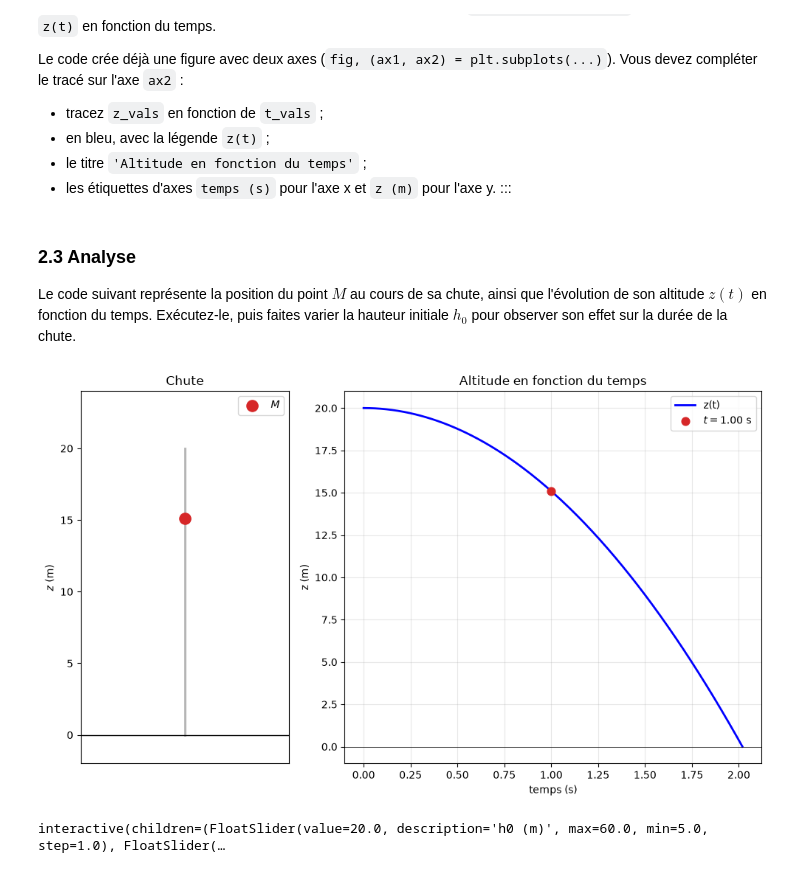
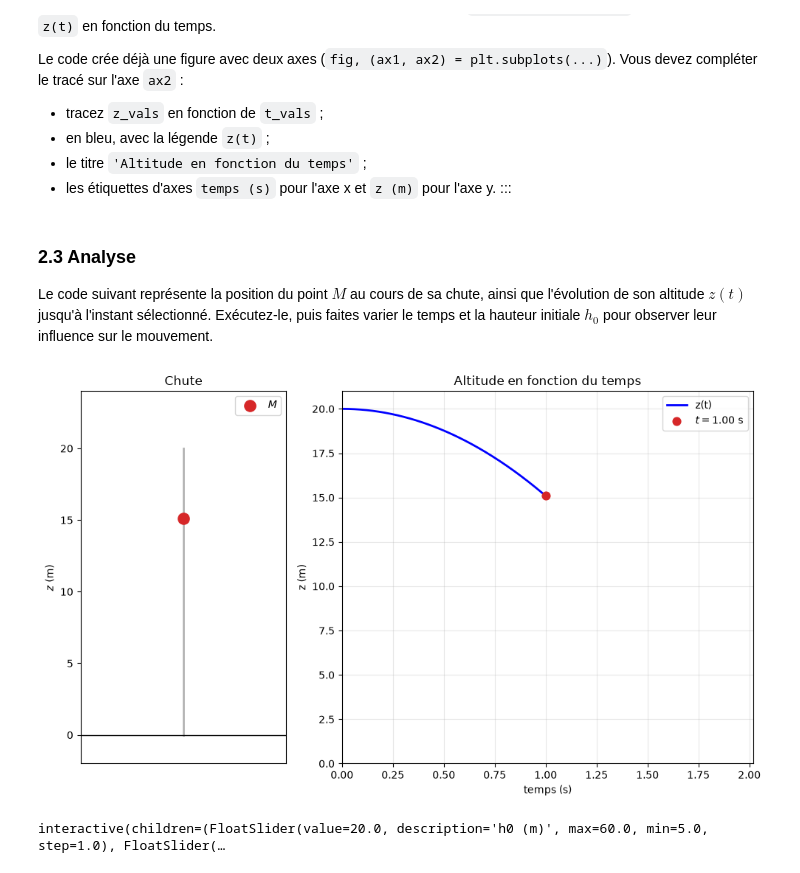
Before and after one commit to ECE-Ecole-Ingenieurs/cours-physique, a Jupyter notebook: notebooks/tp04_chute_libre_frottements_teacher.ipynb, the cells around one changed output. Drawn from its saved outputs; the diff is of its cells as text; code cells hidden in the pictures.

Commit message:
fix(notebooks): limit free-fall trace to current time

```diff
--- a/notebooks/tp04_chute_libre_frottements_teacher.ipynb
+++ b/notebooks/tp04_chute_libre_frottements_teacher.ipynb
@@ -188,9 +188,9 @@ def tracer_trajectoire_z(t_vals, h0):
 ### 2.3 Analyse
 
 Le code suivant représente la position du point $M$ au cours de sa
-chute, ainsi que l'évolution de son altitude $z(t)$ en fonction du
-temps. Exécutez-le, puis faites varier la hauteur initiale $h_0$ pour
-observer son effet sur la durée de la chute.
+chute, ainsi que l'évolution de son altitude $z(t)$ jusqu'à l'instant
+sélectionné. Exécutez-le, puis faites varier le temps et la hauteur
+initiale $h_0$ pour observer leur influence sur le mouvement.
 # %%
 def tracer_chute_libre(h0=20.0, t=1.0):
     """Trace l'altitude z(t) et la position du point M lors d'une chute libre."""
@@ -198,36 +198,38 @@ def tracer_chute_libre(h0=20.0, t=1.0):
     t_chute = np.sqrt(2.0 * h0 / g)
     t_affiche = min(t, t_chute)
 
-    t_vals = np.linspace(0.0, t_chute, 200)
+    t_vals = np.linspace(0.0, t_affiche, 200)
     z_actuel = chute_libre(t_affiche, h0)
 
     fig, ax1, ax2 = tracer_trajectoire_z(t_vals, h0)
 
     # Colonne de chute (schéma)
     ax1.plot([0, 0], [0, h0], color='0.7', linewidth=2)
     ax1.scatter(0, z_actuel, color='tab:red', s=120, zorder=5, label='$M$')
     ax1.axhline(0, color='black', linewidth=1)
     ax1.set_xlim(-1, 1)
     ax1.set_ylim(-2, h0 * 1.1 + 2)
     ax1.set_xticks([])
     ax1.set_ylabel(r'$z$ (m)')
     ax1.set_title('Chute')
     ax1.legend(loc='upper right')
 
-    # Point actuel sur la courbe z(t)
+    # Courbe z(t) jusqu'à l'instant actuel, avec des limites fixes
     ax2.scatter(t_affiche, z_actuel, color='tab:red', s=60, zorder=5,
                 label=rf'$t={t_affiche:.2f}$ s')
     ax2.axhline(0, color='black', linewidth=0.5)
+    ax2.set_xlim(0, t_chute)
+    ax2.set_ylim(0, 1.05 * h0)
     ax2.grid(alpha=0.3)
     ax2.legend(loc='upper right')
 
     fig.tight_layout()
     plt.show()
     plt.close(fig)
 
 tracer_chute_libre()
 # %% [output]
-[figure, old version]
+[figure, new version]
 # %%
 interact(
     tracer_chute_libre,
```
Also changed, not shown: parts of 1 cell of this notebook, 1 other file.
